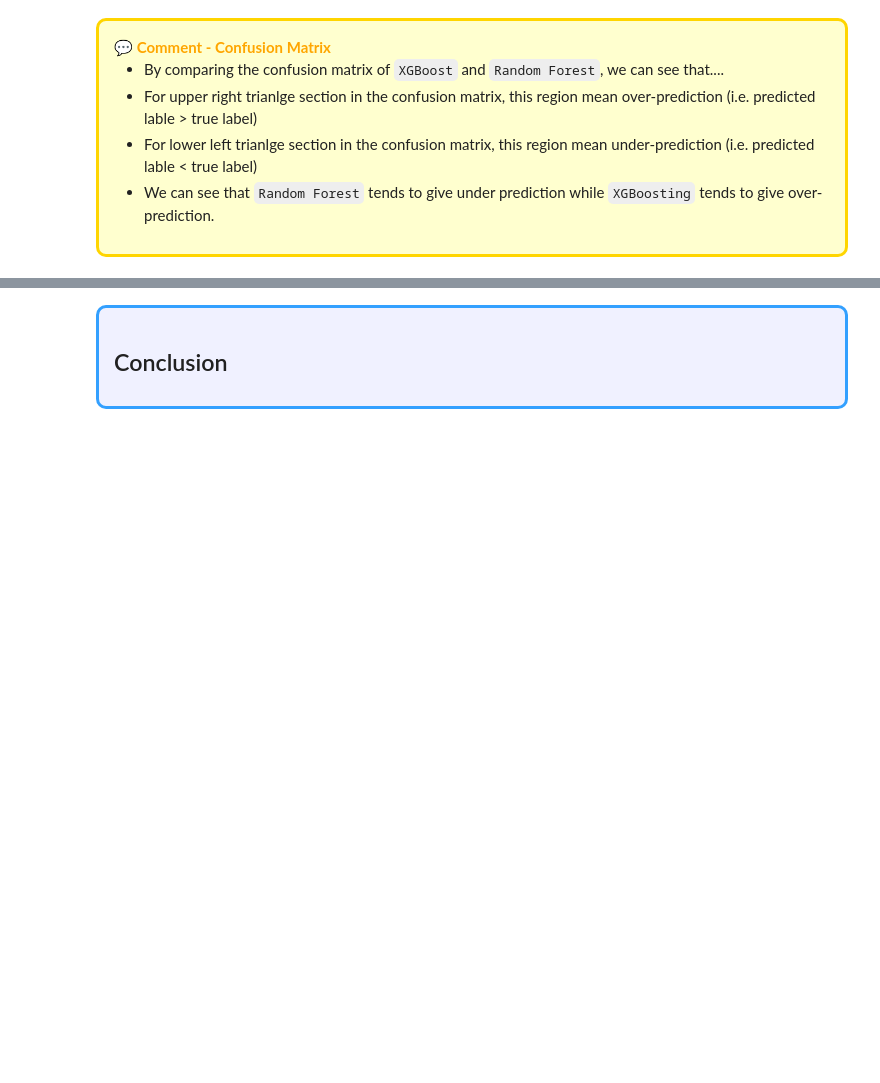
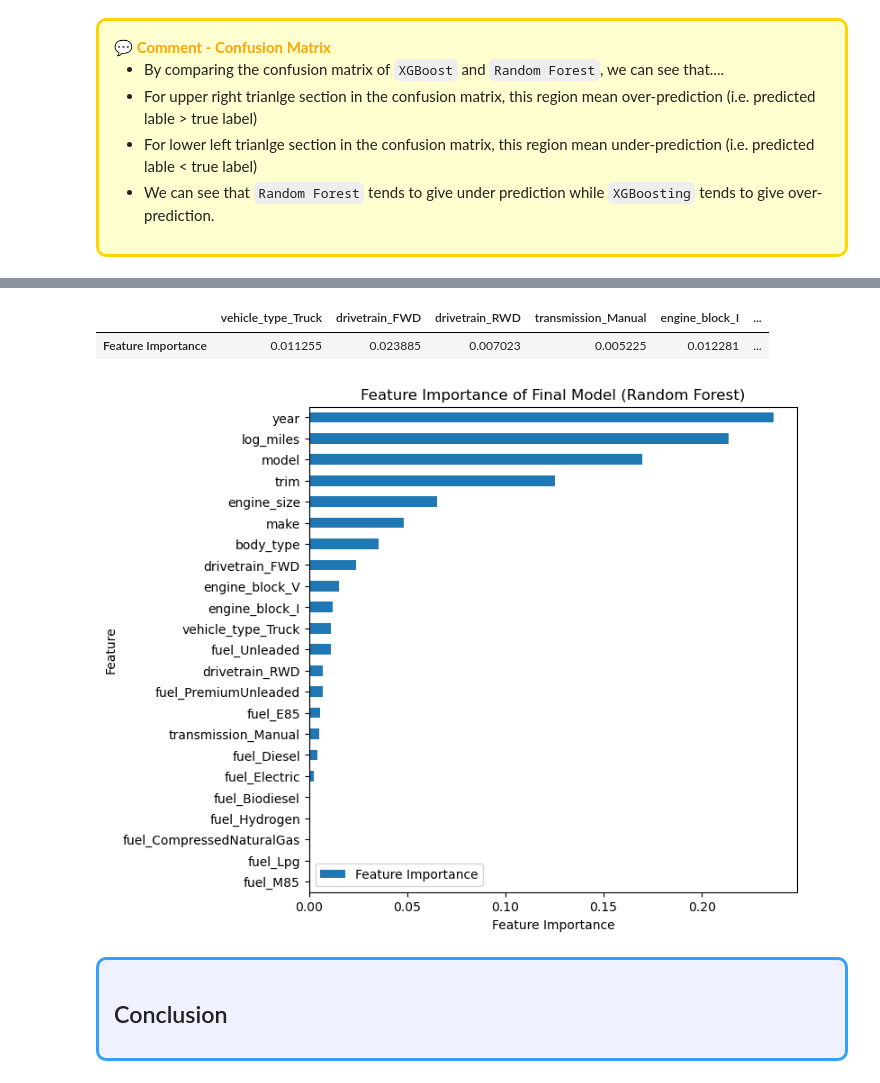
Before and after one commit to anthonynamnam/brainstation_capstone, a Jupyter notebook: Notebooks/model-development.ipynb, the cells around one changed output, grey strips where cells are left out. Saved outputs shown, nothing was run; the diff lists cells and outputs as text; code cells hidden in the pictures; blank space fills up the shorter version.

Commit message:
final model importance

```diff
--- a/Notebooks/model-development.ipynb
+++ b/Notebooks/model-development.ipynb
@@ -792,10 +802,10 @@ plt.show()
 import joblib
 
 
-def load_model(model_name):
+def load_model(model_name,grid_search = True):
     """
     Function to load the model pickle file
     """
-    model = joblib.load(f"model/{model_name}.pkl")
+    model = joblib.load(f"model/{model_name}{'_gs' if grid_search else ''}.pkl")
     return model
 # %%
@@ -6638,0 +6651,3 @@ added_title_show_confusion_matrix("full_rf")
+# %%
+final_model = load_model("full_rf")
+final_model
@@ -6639 +6675,21 @@ added_title_show_confusion_matrix("full_rf")
+# %%
+final_rf = final_model.steps[-1][1]
+final_importance = pd.DataFrame(final_rf.feature_importances_,index = final_rf.feature_names_in_,columns=["Feature Importance"])
+final_importance.T
+# %% [output]
+|  | vehicle_type_Truck | drivetrain_FWD | drivetrain_RWD | transmission_Manual | engine_block_I | ... |
+| Feature Importance | 0.011255 | 0.023885 | 0.007023 | 0.005225 | 0.012281 | ... |
+# %%
+# Plot
+final_importance.sort_values(by="Feature Importance",ascending=True).plot(kind = "barh",figsize=(7,7))
+
+# Plot label
+plt.xlabel("Feature Importance")
+plt.ylabel("Feature")
+plt.title("Feature Importance of Final Model (Random Forest)")
+
+# Show PLot
+plt.show()
+# %% [output]
+[figure, added]
 # %% [markdown]
```
Also changed, not shown: parts of 4 cells of this notebook.
